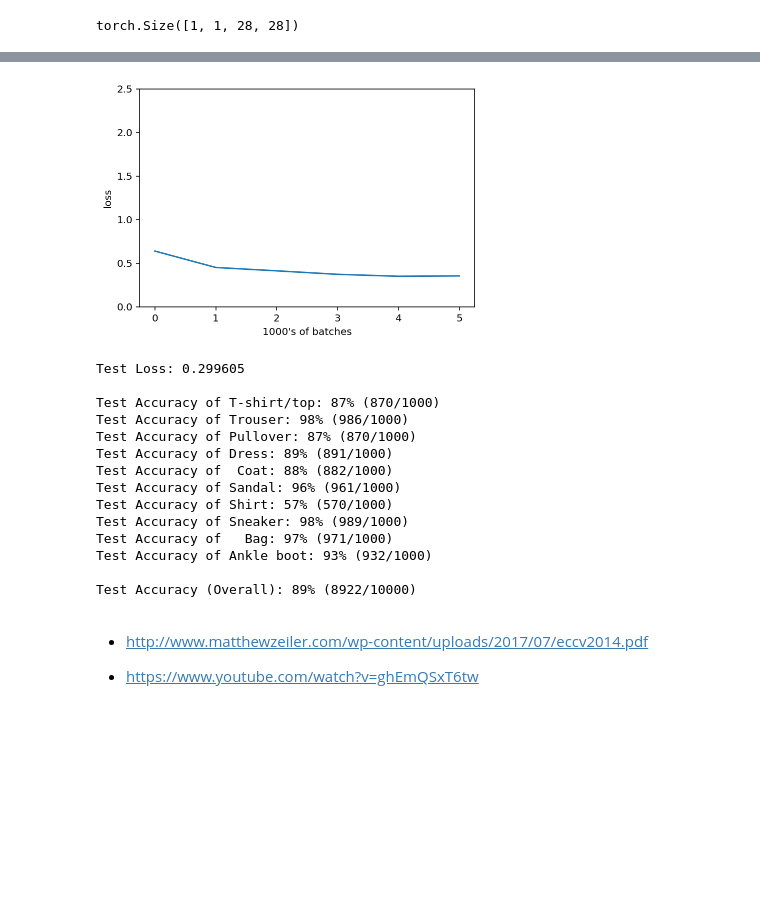
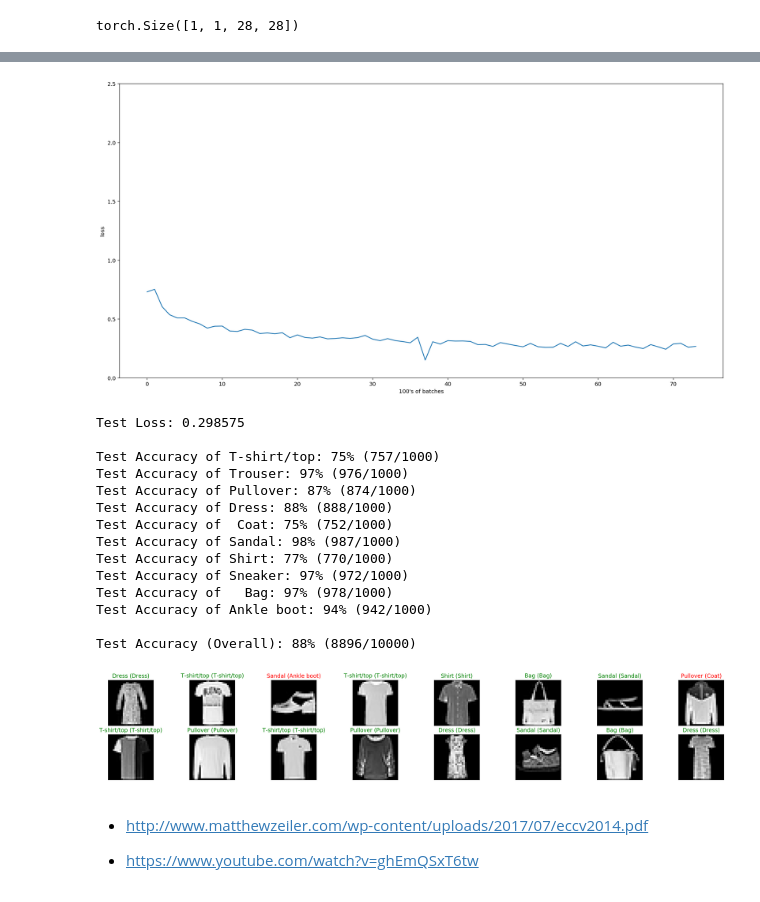
Before and after one commit to sbartek/intro-to-pytorch, a Jupyter notebook: cnn_fashion_mnist.ipynb, the cells around one changed output, grey strips where cells are left out. Saved outputs shown, nothing was run; the diff lists cells and outputs as text; code cells hidden in the pictures; blank space fills up the shorter version.

```diff
--- a/cnn_fashion_mnist.ipynb
+++ b/cnn_fashion_mnist.ipynb
@@ -6,6 +6,9 @@ import numpy as np
 import torch
 
 import matplotlib.pyplot as plt
+import matplotlib
+matplotlib.rcParams['figure.figsize'] = [20, 10]
+
 from torchvision import datasets, transforms
 from torchvision.datasets import FashionMNIST
 dataset_root = "./data/fashion_pt"
@@ -79,25 +82,17 @@ class CNNet(nn.Module):
         super().__init__()
         self.conv1 = nn.Conv2d(in_channels=1, out_channels=16, kernel_size=(4, 4), stride=1, padding=2)
         self.pool1 = nn.MaxPool2d(kernel_size=(2, 2), stride=2)
-        self.drop1 = nn.Dropout(p=0.25)
         self.conv2 = nn.Conv2d(in_channels=16, out_channels=32, kernel_size=(3, 3), stride=1, padding=1)
         self.pool2 = nn.MaxPool2d(kernel_size=(2, 2), stride=2)
-        self.drop2 = nn.Dropout(p=0.25)
-        self.linear1 = nn.Linear(32*7*7, 128)
-        self.drop3 = nn.Dropout(p=0.5)
-        self.linear2 = nn.Linear(128, num_classes)
+        self.linear1 = nn.Linear(32*7*7, num_classes)
 
     def forward(self, x):
         x = F.relu(self.conv1(x))
         x = self.pool1(x)
-        x = self.drop1(x)
         x = F.relu(self.conv2(x))
         x = self.pool2(x)
-        x = self.drop2(x)
         x = x.reshape(x.size(0), -1)
         x = self.linear1(x)
-        x = self.drop2(x)
-        x = self.linear2(x)
         return x
 
 # instantiate and print your Net
@@ -152,4 +143,6 @@ accuracy
 # %%
+print_every = 100
+
 def train(n_epochs):
 
     loss_over_time = [] # to track the loss as the network trains
@@ -181,9 +174,9 @@ def train(n_epochs):
             # to convert loss into a scalar and add it to running_loss, we use .item()
             running_loss += loss.item()
 
-            if batch_i % 1000 == 999:    # print every 1000 batches
-                avg_loss = running_loss/1000
-                # record and print the avg loss over the 1000 batches
+            if batch_i % print_every == print_every//2:    # print every 100 batches (staring from 50)
+                avg_loss = running_loss/print_every
+                # record and print the avg loss over the 100 batches
                 loss_over_time.append(avg_loss)
                 print('Epoch: {}, Batch: {}, Avg. Loss: {}'.format(epoch + 1, batch_i+1, avg_loss))
                 running_loss = 0.0
@@ -191,7 +184,7 @@ def train(n_epochs):
     print('Finished Training')
     return loss_over_time
 # %%
-n_epochs =10 # start small to see if your model works, initially
+n_epochs = 2 # start small to see if your model works, initially
 
 # call train and record the loss over time
 training_loss = train(n_epochs)
@@ -215,12 +208,12 @@ Epoch: 10, Batch: 3000, Avg. Loss: 0.16585563988960347
 Finished Training
 # %%
 plt.plot(training_loss)
-plt.xlabel('1000\'s of batches')
+plt.xlabel('100\'s of batches')
 plt.ylabel('loss')
 plt.ylim(0, 2.5) # consistent scale
 plt.show()
 # %% [output]
-[figure, old version]
+[figure, new version]
 # %%
 # initialize tensor and lists to monitor test loss and accuracy
 test_loss = torch.zeros(1)
@@ -273,20 +266,20 @@ print('\nTest Accuracy (Overall): %2d%% (%2d/%2d)' % (
     100. * np.sum(class_correct) / np.sum(class_total),
     np.sum(class_correct), np.sum(class_total)))
 # %% [output]
-Test Loss: 0.299605
+Test Loss: 0.298575
 
-Test Accuracy of T-shirt/top: 87% (870/1000)
-Test Accuracy of Trouser: 98% (986/1000)
-Test Accuracy of Pullover: 87% (870/1000)
-Test Accuracy of Dress: 89% (891/1000)
-Test Accuracy of  Coat: 88% (882/1000)
-Test Accuracy of Sandal: 96% (961/1000)
-Test Accuracy of Shirt: 57% (570/1000)
-Test Accuracy of Sneaker: 98% (989/1000)
-Test Accuracy of   Bag: 97% (971/1000)
-Test Accuracy of Ankle boot: 93% (932/1000)
+Test Accuracy of T-shirt/top: 75% (757/1000)
+Test Accuracy of Trouser: 97% (976/1000)
+Test Accuracy of Pullover: 87% (874/1000)
+Test Accuracy of Dress: 88% (888/1000)
+Test Accuracy of  Coat: 75% (752/1000)
+Test Accuracy of Sandal: 98% (987/1000)
+Test Accuracy of Shirt: 77% (770/1000)
+Test Accuracy of Sneaker: 97% (972/1000)
+Test Accuracy of   Bag: 97% (978/1000)
+Test Accuracy of Ankle boot: 94% (942/1000)
 
-Test Accuracy (Overall): 89% (8922/10000)
+Test Accuracy (Overall): 88% (8896/10000)
 # %%
 # obtain one batch of test images
 dataiter = iter(test_loader)
@@ -302,6 +295,8 @@ for idx in np.arange(batch_size):
     ax.imshow(np.squeeze(images[idx]), cmap='gray')
     ax.set_title("{} ({})".format(classes[preds[idx]], classes[labels[idx]]),
                  color=("green" if preds[idx]==labels[idx] else "red"))
+# %% [output]
+[figure, added]
 # %% [markdown]
 * <http://www.matthewzeiler.com/wp-content/uploads/2017/07/eccv2014.pdf>
 
```
Also changed, not shown: parts of 10 cells of this notebook, 3 other files.
